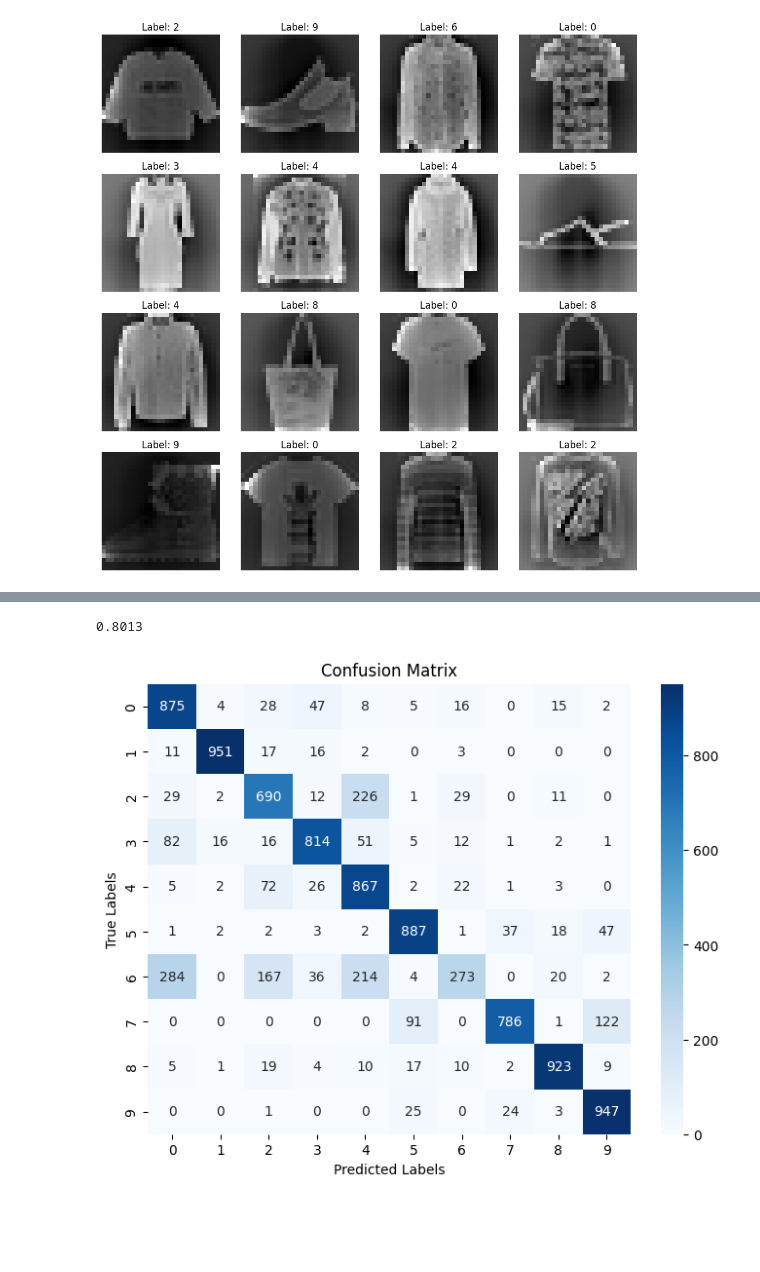
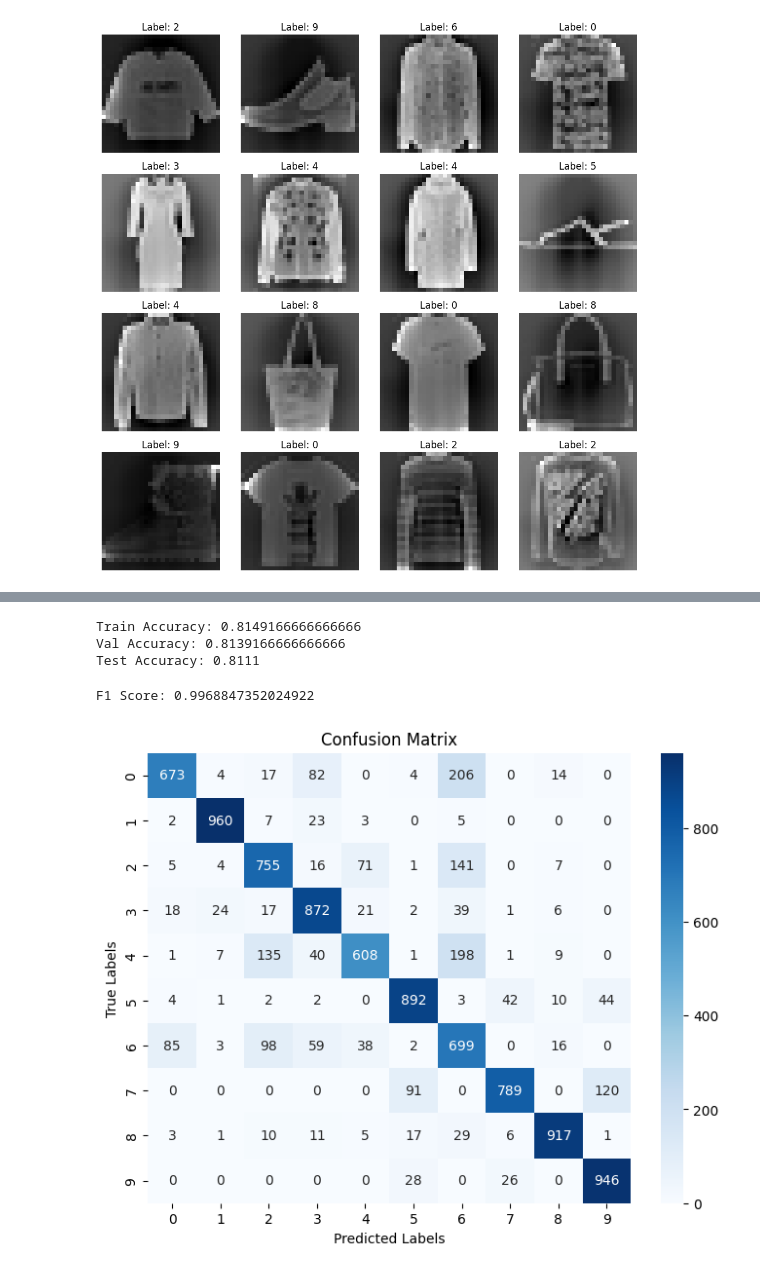
Before and after one commit to dishita25/Dishita_MRM, a Jupyter notebook: Neural_Network/Neural_Network.ipynb, the cells around one changed output, grey strips where cells are left out. Saved outputs shown, nothing was run; the diff lists cells and outputs as text; code cells hidden in the pictures; blank space fills up the shorter version.

```diff
--- a/Neural_Network/Neural_Network.ipynb
+++ b/Neural_Network/Neural_Network.ipynb
@@ -43,9 +54,9 @@ x_test = x_test.T
 # %%
-def init_params():
-    W1 = np.random.rand(10, 784) - 0.5
-    b1 = np.random.rand(10, 1) - 0.5
-    W2 = np.random.rand(10, 10) - 0.5
-    b2 = np.random.rand(10, 1) - 0.5
+def init_params(input_size, output_size, neurons):
+    W1 = np.random.rand(neurons, input_size) - 0.5
+    b1 = np.random.rand(neurons, 1) - 0.5
+    W2 = np.random.rand(output_size, neurons) - 0.5
+    b2 = np.random.rand(output_size, 1) - 0.5
     return W1, b1, W2, b2
 
 def ReLU(Z):
@@ -123,8 +134,11 @@ def make_predictions(X, W1, b1, W2, b2):
     return get_predictions(A2)
 
 
-def gradient_descent(X, Y, alpha, iterations):
-    W1, b1, W2, b2 = init_params()
+def gradient_descent(X, Y, alpha, iterations, neurons):
+    input_size = x_train_split.shape[0]
+    output_size = len(np.unique(y_train))
+    W1, b1, W2, b2 = init_params(input_size, output_size, neurons)
+
     accuracy_list = []
     loss_list = []
 
@@ -146,5 +160,5 @@ def gradient_descent(X, Y, alpha, iterations):
     plot_training_progress(accuracy_list, loss_list)
     return W1, b1, W2, b2
 # %%
-W1, b1, W2, b2 = gradient_descent(x_train, y_train, 0.2, 700)
+W1, b1, W2, b2 = gradient_descent(x_train, y_train, 0.2, 700, 20)
 # %% [output]
@@ -159,17 +173,44 @@ Iteration 600: Accuracy = 0.7948, Loss = 0.5907
-# %%
-dev_predictions = make_predictions(x_test, W1, b1, W2, b2)
-get_accuracy(dev_predictions, y_test)
-# %% [output]
-0.8013
+# %%
+train_predictions = make_predictions(x_train_split, W1, b1, W2, b2)
+print(f"Train Accuracy: {get_accuracy(train_predictions, y_train_split)}")
+
+val_predictions = make_predictions(x_val, W1, b1, W2, b2)
+print(f"Val Accuracy: {get_accuracy(val_predictions, y_val)}")
+
+test_predictions = make_predictions(x_test, W1, b1, W2, b2)
+print(f"Test Accuracy: {get_accuracy(test_predictions, y_test)}")
+# %% [output]
+Train Accuracy: 0.8149166666666666
+Val Accuracy: 0.8139166666666666
+Test Accuracy: 0.8111
+# %%
+def calculate_f1_score(y_true, y_pred):
+    TP = np.sum((y_pred == 1) & (y_true == 1))
+    FP = np.sum((y_pred == 1) & (y_true == 0))
+    FN = np.sum((y_pred == 0) & (y_true == 1))
+
+    if TP + FP == 0 or TP + FN == 0:
+        return 0.0
+
+    precision = TP / (TP + FP)
+    recall = TP / (TP + FN)
+
+    f1_score = 2 * (precision * recall) / (precision + recall)
+    return f1_score
+
+f1 = calculate_f1_score(y_test, test_predictions)
+print(f"F1 Score: {f1}")
+# %% [output]
+F1 Score: 0.9968847352024922
 # %%
 from sklearn.metrics import confusion_matrix, ConfusionMatrixDisplay
-conf_matrix = confusion_matrix(y_test, dev_predictions)
+conf_matrix = confusion_matrix(y_test, test_predictions)
 
 plt.figure(figsize=(8, 6))
 sns.heatmap(conf_matrix, annot=True, fmt='d', cmap='Blues', xticklabels=np.unique(y_test), yticklabels=np.unique(y_test))
 plt.title('Confusion Matrix')
 plt.xlabel('Predicted Labels')
 plt.ylabel('True Labels')
 plt.show()
 # %% [output]
-[figure, old version]
+[figure, new version]
```
Also changed, not shown: parts of 2 cells of this notebook.
